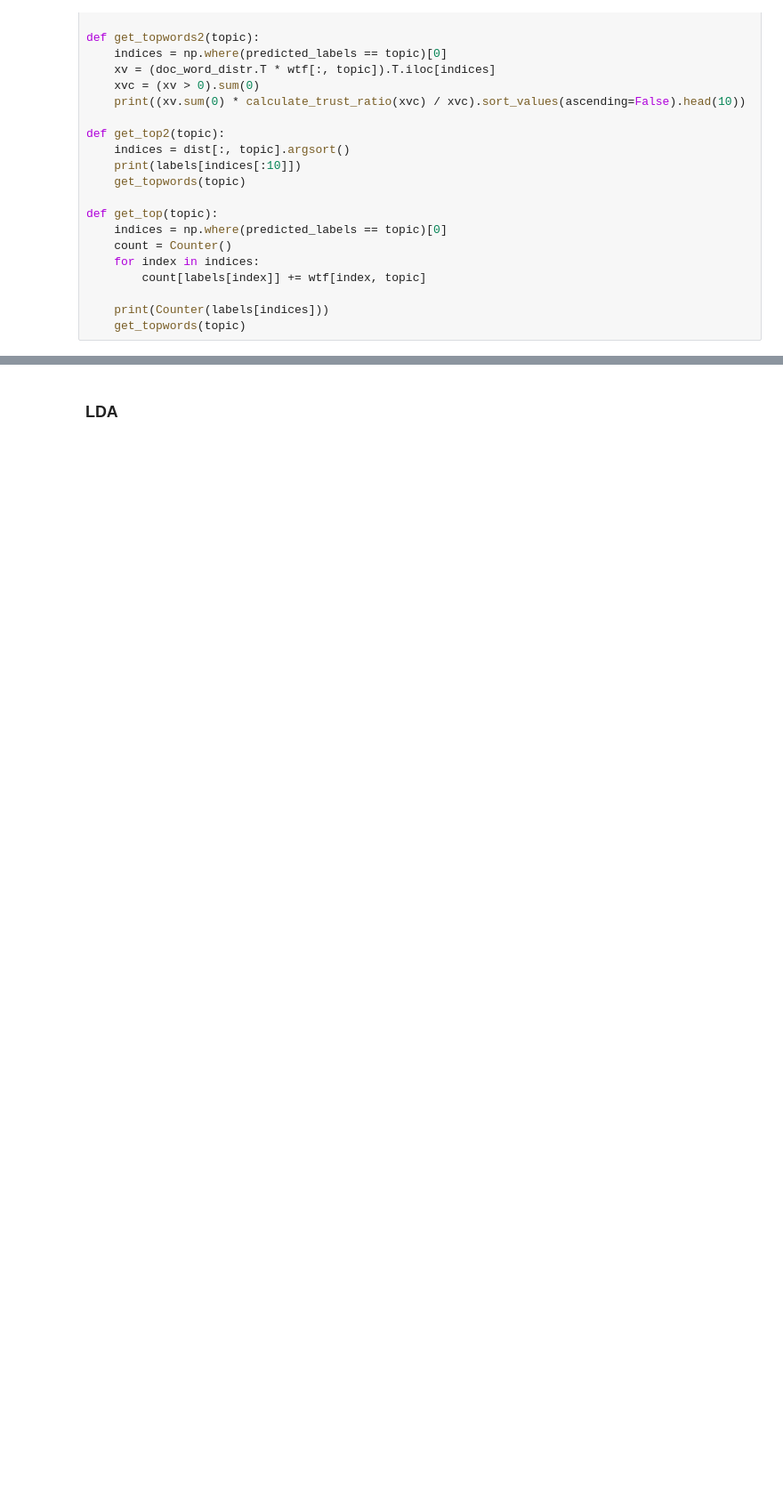
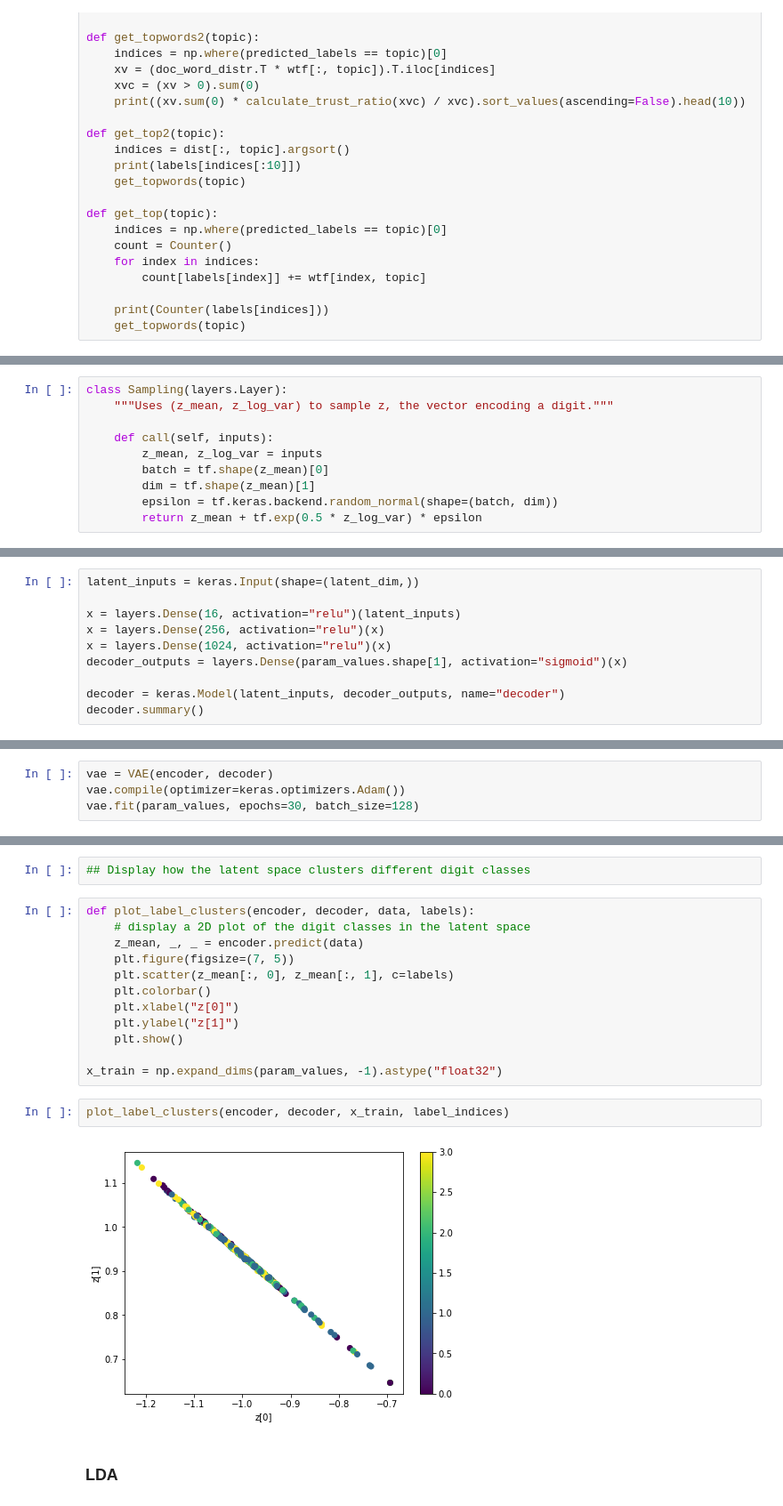
Before and after one commit to iamr0b0tx/topic_modeler, a Jupyter notebook: topic_modeler.ipynb, the cells around one changed output, grey strips where cells are left out. Shown at 89% size. Drawn from its saved outputs; the diff is of its cells as text; blank space fills up the shorter version.

```diff
--- a/topic_modeler.ipynb
+++ b/topic_modeler.ipynb
@@ -529,0 +519,10 @@ dtype: float64
+# %%
+class Sampling(layers.Layer):
+    """Uses (z_mean, z_log_var) to sample z, the vector encoding a digit."""
+
+    def call(self, inputs):
+        z_mean, z_log_var = inputs
+        batch = tf.shape(z_mean)[0]
+        dim = tf.shape(z_mean)[1]
+        epsilon = tf.keras.backend.random_normal(shape=(batch, dim))
+        return z_mean + tf.exp(0.5 * z_log_var) * epsilon
@@ -529,0 +572,10 @@ dtype: float64
+# %%
+latent_inputs = keras.Input(shape=(latent_dim,))
+
+x = layers.Dense(16, activation="relu")(latent_inputs)
+x = layers.Dense(256, activation="relu")(x)
+x = layers.Dense(1024, activation="relu")(x)
+decoder_outputs = layers.Dense(param_values.shape[1], activation="sigmoid")(x)
+
+decoder = keras.Model(latent_inputs, decoder_outputs, name="decoder")
+decoder.summary()
@@ -529,0 +652,4 @@ dtype: float64
+# %%
+vae = VAE(encoder, decoder)
+vae.compile(optimizer=keras.optimizers.Adam())
+vae.fit(param_values, epochs=30, batch_size=128)
@@ -530,2 +660,20 @@ dtype: float64
+# %%
+## Display how the latent space clusters different digit classes
+# %%
+def plot_label_clusters(encoder, decoder, data, labels):
+    # display a 2D plot of the digit classes in the latent space
+    z_mean, _, _ = encoder.predict(data)
+    plt.figure(figsize=(7, 5))
+    plt.scatter(z_mean[:, 0], z_mean[:, 1], c=labels)
+    plt.colorbar()
+    plt.xlabel("z[0]")
+    plt.ylabel("z[1]")
+    plt.show()
+
+x_train = np.expand_dims(param_values, -1).astype("float32")
+# %%
+plot_label_clusters(encoder, decoder, x_train, label_indices)
+# %% [output]
+[figure, added]
 # %% [markdown]
 ### LDA
```
Also changed, not shown: parts of 39 cells of this notebook, 1 other file.
